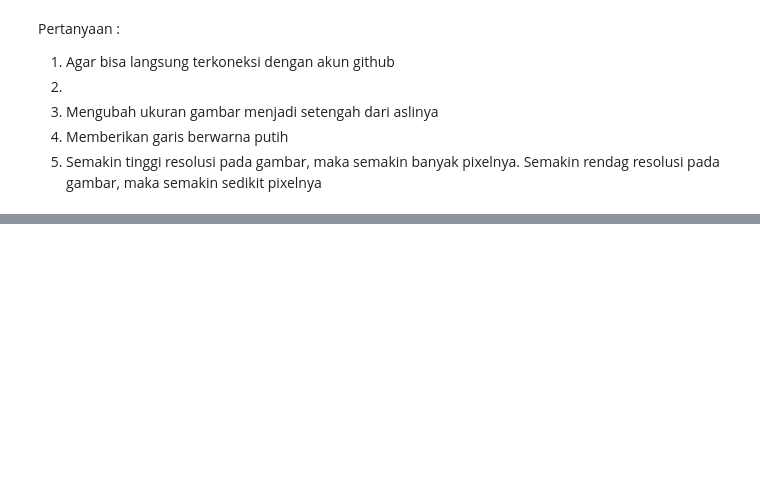
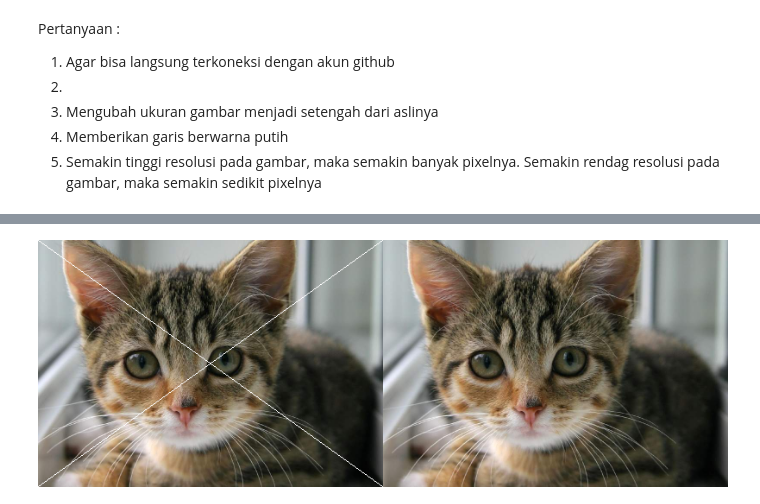
Before and after one commit to MuhammadSyahidan/PCVK_2023, a Jupyter notebook: Week1.ipynb, the cells around one changed output, grey strips where cells are left out. Drawn from its saved outputs; the diff is of its cells as text; code cells hidden in the pictures; blank space fills up the shorter version.

```diff
--- a/Week1.ipynb
+++ b/Week1.ipynb
@@ -56,0 +73,14 @@ Pertanyaan :
+# %%
+image_2 = cv.cvtColor(image, cv.COLOR_BGR2RGB)
+image_3 = cv.cvtColor(image, cv.COLOR_BGR2RGB)
+
+#membuat garis vertikal ditengah image
+cv.line(image_2, pt1=(0,0), pt2=(420,300), color=(255,255,255), thickness=1)
+cv.line(image_2, pt1=(0,285), pt2=(400,0), color=(255,255,255), thickness=1)
+
+
+final_frame = cv.hconcat((image_2, image_3))
+
+cv2_imshow(final_frame)
+# %% [output]
+[figure, added]
```
Also changed, not shown: parts of 6 cells of this notebook.
